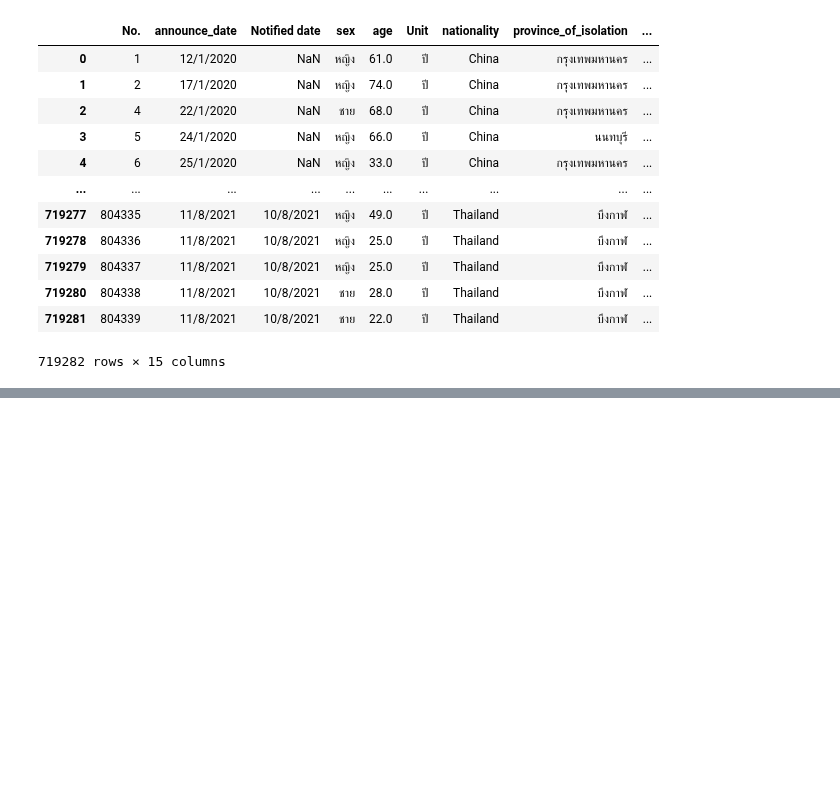
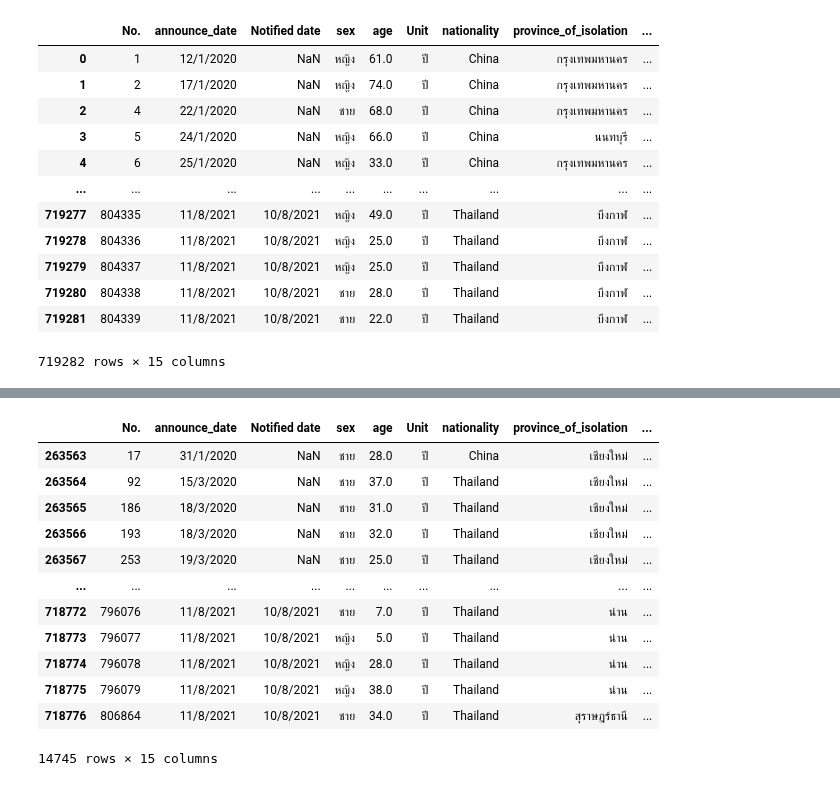
Before and after one commit to sitthatkaja/data_viz_2022, a Jupyter notebook: BasicPython&DataViz_midterm2022.ipynb, the cells around one changed output, grey strips where cells are left out. Saved outputs shown, nothing was run; the diff lists cells and outputs as text; code cells hidden in the pictures; blank space fills up the shorter version.

```diff
--- a/BasicPython&DataViz_midterm2022.ipynb
+++ b/BasicPython&DataViz_midterm2022.ipynb
@@ -138,0 +190,16 @@ covid_data_on
+# %%
+covid_data_on[covid_data_on['6 ภูมิภาค (ภูมิศาสตร์)']=='เหนือ']
+# %% [output]
+|  | No. | announce_date | Notified date | sex | age | Unit | nationality | province_of_isolation | ... |
+| 263563 | 17 | 31/1/2020 | NaN | ชาย | 28.0 | ปี | China | เชียงใหม่ | ... |
+| 263564 | 92 | 15/3/2020 | NaN | ชาย | 37.0 | ปี | Thailand | เชียงใหม่ | ... |
+| 263565 | 186 | 18/3/2020 | NaN | ชาย | 31.0 | ปี | Thailand | เชียงใหม่ | ... |
+| 263566 | 193 | 18/3/2020 | NaN | ชาย | 32.0 | ปี | Thailand | เชียงใหม่ | ... |
+| 263567 | 253 | 19/3/2020 | NaN | ชาย | 25.0 | ปี | Thailand | เชียงใหม่ | ... |
+| ... | ... | ... | ... | ... | ... | ... | ... | ... | ... |
+| 718772 | 796076 | 11/8/2021 | 10/8/2021 | ชาย | 7.0 | ปี | Thailand | น่าน | ... |
+| 718773 | 796077 | 11/8/2021 | 10/8/2021 | หญิง | 5.0 | ปี | Thailand | น่าน | ... |
+| 718774 | 796078 | 11/8/2021 | 10/8/2021 | หญิง | 28.0 | ปี | Thailand | น่าน | ... |
+| 718775 | 796079 | 11/8/2021 | 10/8/2021 | หญิง | 38.0 | ปี | Thailand | น่าน | ... |
+| 718776 | 806864 | 11/8/2021 | 10/8/2021 | ชาย | 34.0 | ปี | Thailand | สุราษฎร์ธานี | ... |
+14745 rows × 15 columns
```
Also changed, not shown: parts of 6 cells of this notebook.
